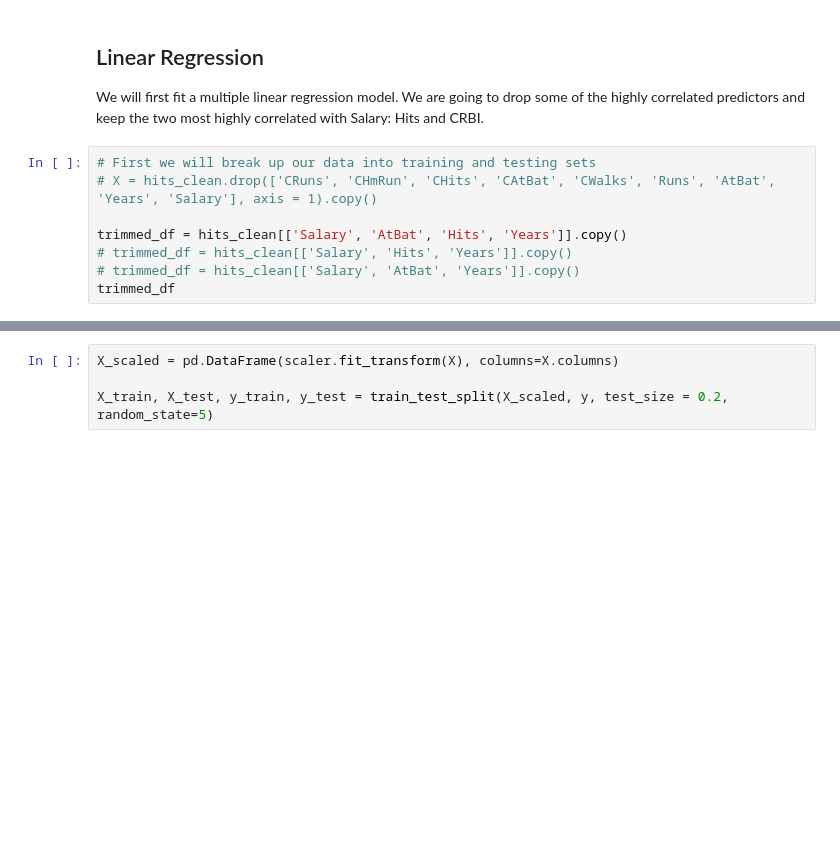
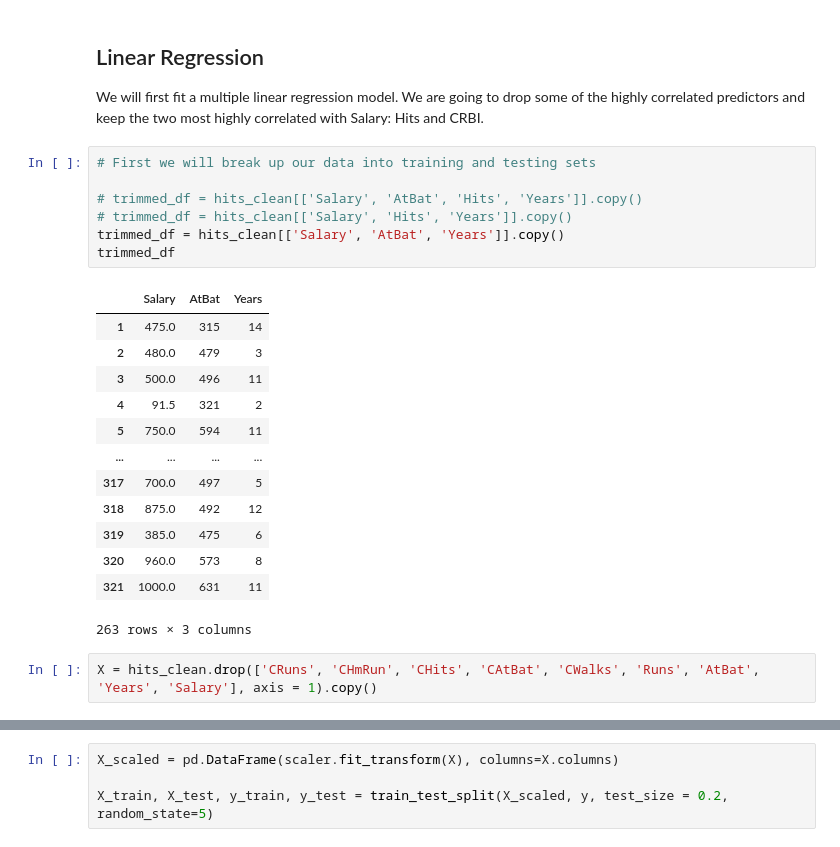
Before and after one commit to cnmi-ds-22/rwcitek___Data-Science-Portfolio-C22, a Jupyter notebook: Modules/Module_2_Regression/Lectures/211-Regularization_Example.end.ipynb, the cells around one changed output, grey strips where cells are left out. Saved outputs shown, nothing was run; the diff lists cells and outputs as text; blank space fills up the shorter version.

```diff
--- a/Modules/Module_2_Regression/Lectures/211-Regularization_Example.end.ipynb
+++ b/Modules/Module_2_Regression/Lectures/211-Regularization_Example.end.ipynb
@@ -203,12 +605,27 @@ hits_clean.plot('Hits', 'Salary', kind = 'scatter') ;
 We will first fit a multiple linear regression model. We are going to drop some of the highly correlated predictors and keep the two most highly correlated with Salary: Hits and CRBI.
 # %%
 # First we will break up our data into training and testing sets
-# X = hits_clean.drop(['CRuns', 'CHmRun', 'CHits', 'CAtBat', 'CWalks', 'Runs', 'AtBat', 'Years', 'Salary'], axis = 1).copy()
 
-trimmed_df = hits_clean[['Salary', 'AtBat', 'Hits', 'Years']].copy()
+# trimmed_df = hits_clean[['Salary', 'AtBat', 'Hits', 'Years']].copy()
 # trimmed_df = hits_clean[['Salary', 'Hits', 'Years']].copy()
-# trimmed_df = hits_clean[['Salary', 'AtBat', 'Years']].copy()
+trimmed_df = hits_clean[['Salary', 'AtBat', 'Years']].copy()
 trimmed_df
+# %% [output]
+|  | Salary | AtBat | Years |
+| 1 | 475.0 | 315 | 14 |
+| 2 | 480.0 | 479 | 3 |
+| 3 | 500.0 | 496 | 11 |
+| 4 | 91.5 | 321 | 2 |
+| 5 | 750.0 | 594 | 11 |
+| ... | ... | ... | ... |
+| 317 | 700.0 | 497 | 5 |
+| 318 | 875.0 | 492 | 12 |
+| 319 | 385.0 | 475 | 6 |
+| 320 | 960.0 | 573 | 8 |
+| 321 | 1000.0 | 631 | 11 |
+263 rows × 3 columns
+# %%
+X = hits_clean.drop(['CRuns', 'CHmRun', 'CHits', 'CAtBat', 'CWalks', 'Runs', 'AtBat', 'Years', 'Salary'], axis = 1).copy()
 # %%
 X = trimmed_df.drop(columns = ['Salary'])
 y = trimmed_df['Salary']
```
Also changed, not shown: parts of 57 cells of this notebook.
